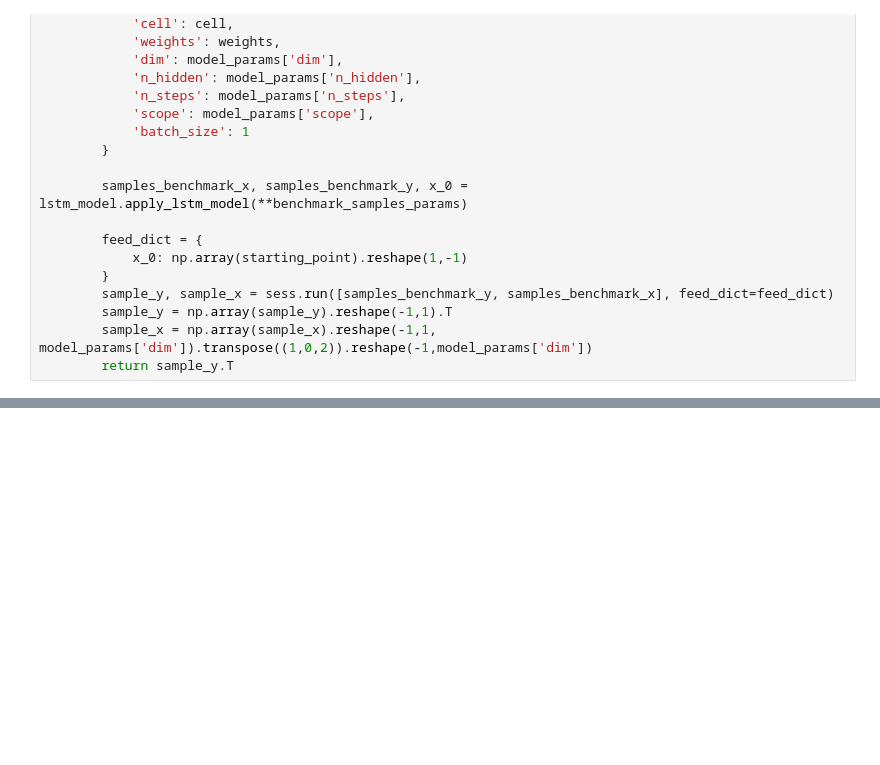
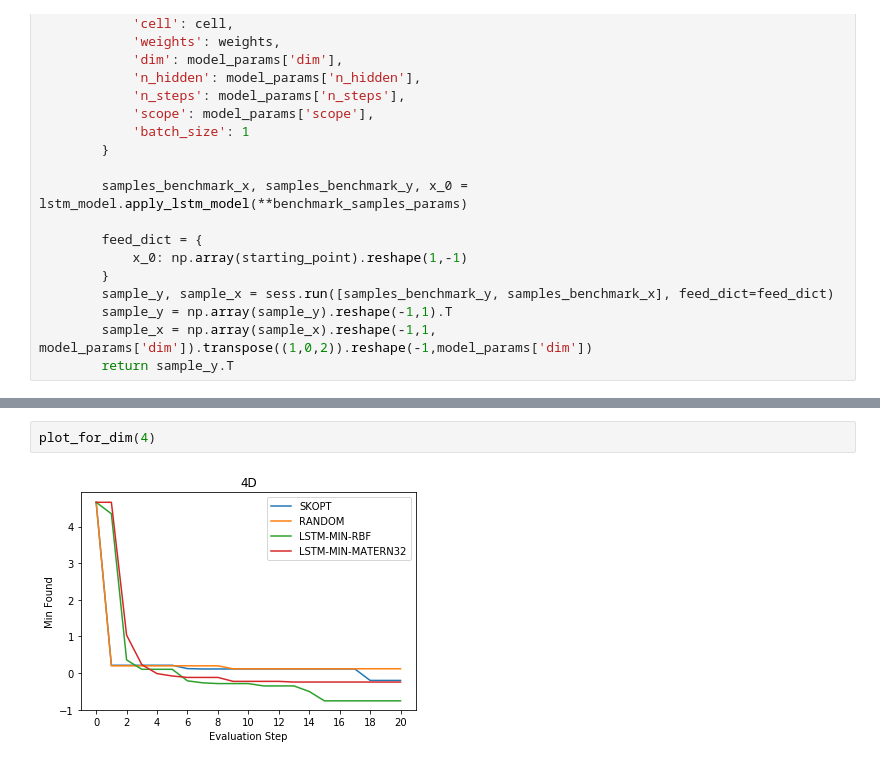
Before and after one commit to p16i/blackbox-optimization-using-rnns, a Jupyter notebook: compare-minimum-value-benchmark-functions.ipynb, the cells around one changed output, grey strips where cells are left out. Cells and saved outputs as stored; diff of their text form; blank space fills up the shorter version.

```diff
--- a/compare-minimum-value-benchmark-functions.ipynb
+++ b/compare-minimum-value-benchmark-functions.ipynb
@@ -170,2 +129,6 @@ plot_for_dim(3)
+# %%
+plot_for_dim(4)
+# %% [output]
+[figure, added]
 # %%
 plot_for_dim(6)
```
Also changed, not shown: parts of 23 cells of this notebook, 4 other files.
